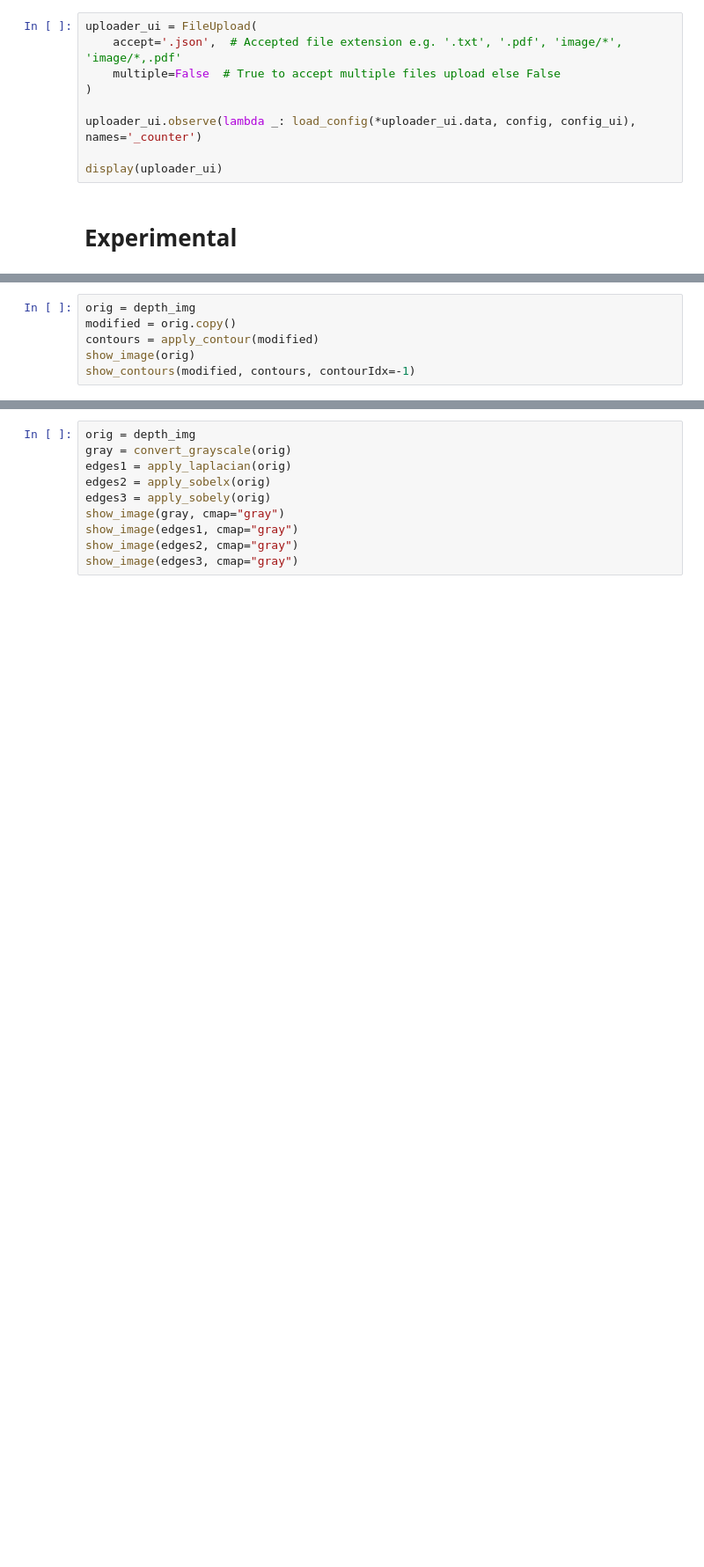
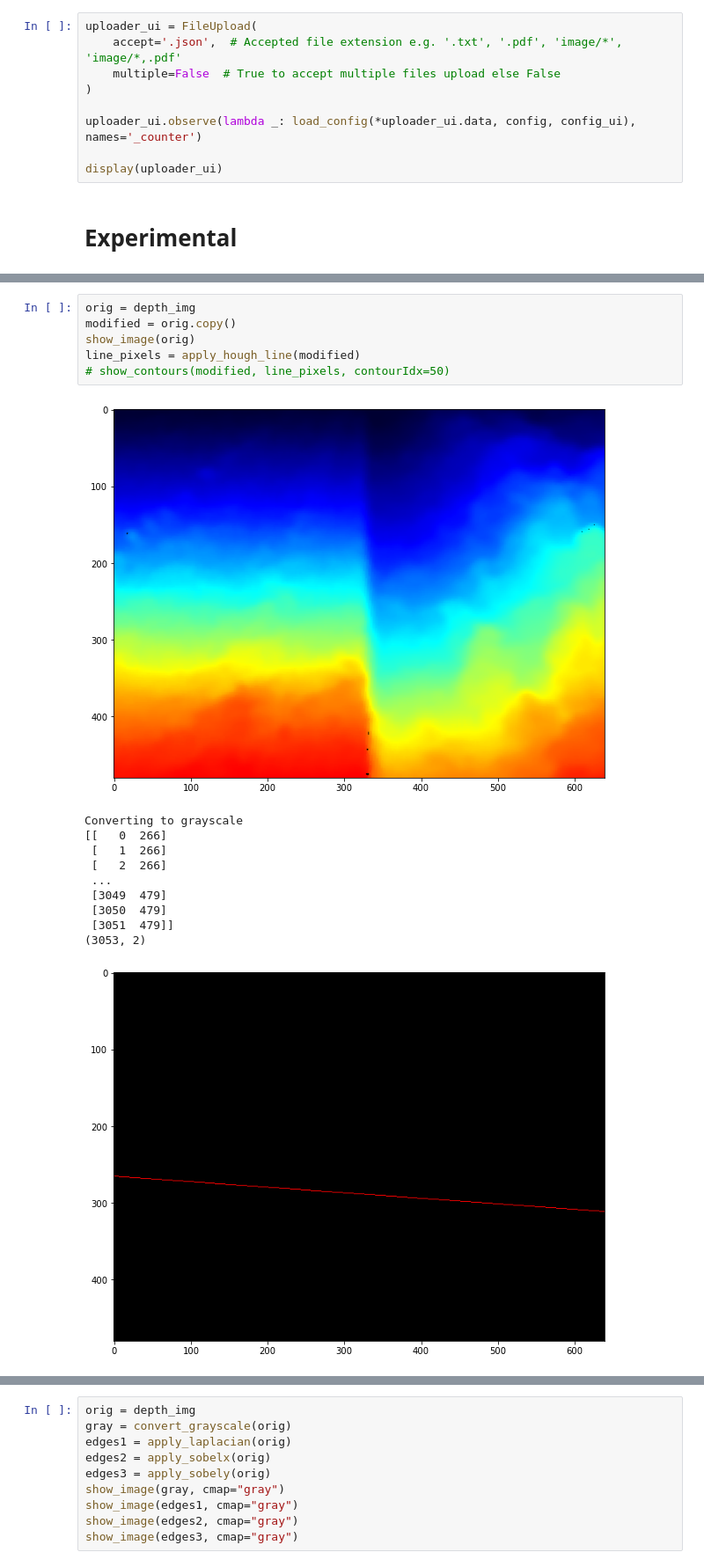
Before and after one commit to free-bit/furrow-edge-detector, a Jupyter notebook: Image Processing & Feature Detection.ipynb, the cells around one changed output, grey strips where cells are left out. Shown: that part at 88% size. Cells and saved outputs as stored; diff of their text form; blank space fills up the shorter version.

Commit message:
New method to compute pixel coordinates for lines

```diff
--- a/Image Processing & Feature Detection.ipynb
+++ b/Image Processing & Feature Detection.ipynb
@@ -395,6 +469,18 @@ display(uploader_ui)
 # %%
 orig = depth_img
 modified = orig.copy()
-contours = apply_contour(modified)
 show_image(orig)
-show_contours(modified, contours, contourIdx=-1)
+line_pixels = apply_hough_line(modified)
+# show_contours(modified, line_pixels, contourIdx=50)
+# %% [output]
+[figure, added]
+Converting to grayscale
+[[   0  266]
+ [   1  266]
+ [   2  266]
+ ...
+ [3049  479]
+ [3050  479]
+ [3051  479]]
+(3053, 2)
+[figure, added]
```
Also changed, not shown: parts of 16 cells of this notebook.
